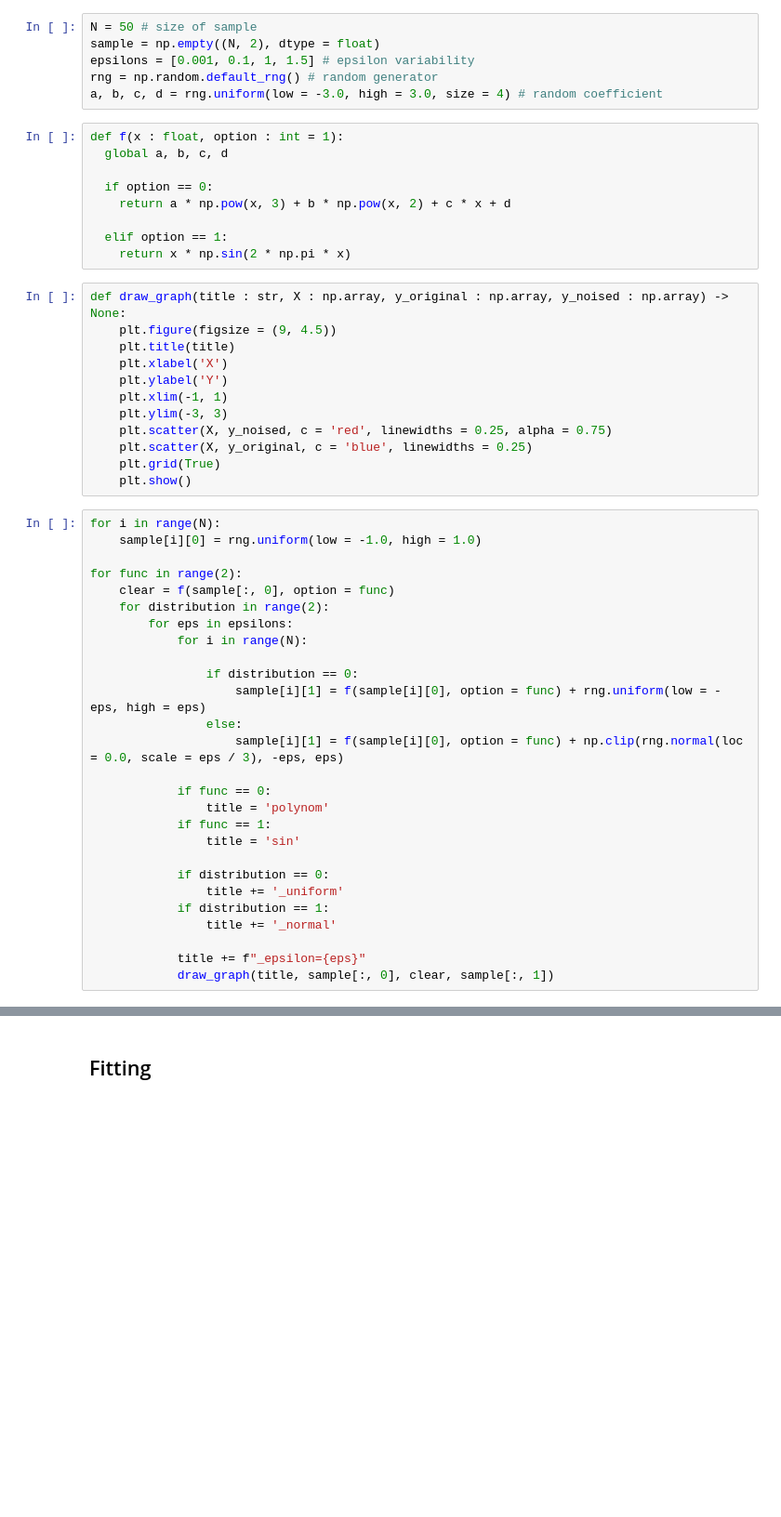
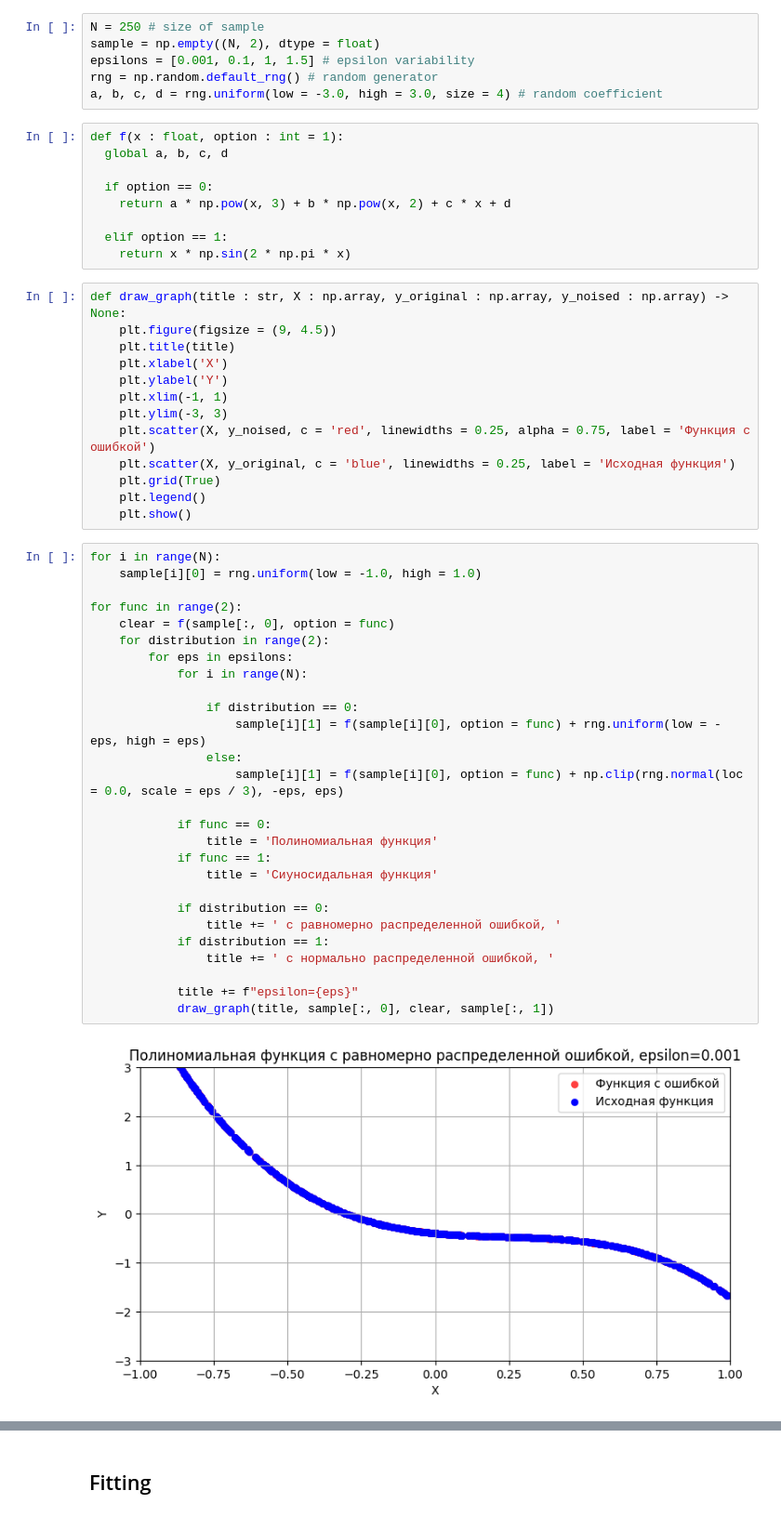
Before and after one commit to F1ameX/Modern-Methods-of-Deep-Machine-Learning, a Jupyter notebook: 1_polynominal_regression/1_polynominal_regression.ipynb, the cells around one changed output, grey strips where cells are left out. Shown at 93% size. Cells and saved outputs as stored; diff of their text form; blank space fills up the shorter version.

```diff
--- a/1_polynominal_regression/1_polynominal_regression.ipynb
+++ b/1_polynominal_regression/1_polynominal_regression.ipynb
@@ -7,6 +8,6 @@ import scipy as sp
 from matplotlib import pyplot as plt
 # %%
-N = 50 # size of sample
+N = 250 # size of sample
 sample = np.empty((N, 2), dtype = float)
 epsilons = [0.001, 0.1, 1, 1.5] # epsilon variability
 rng = np.random.default_rng() # random generator
@@ -28,34 +29,37 @@ def draw_graph(title : str, X : np.array, y_original : np.array, y_noised : np.a
     plt.ylabel('Y')
     plt.xlim(-1, 1)
     plt.ylim(-3, 3)
-    plt.scatter(X, y_noised, c = 'red', linewidths = 0.25, alpha = 0.75)
-    plt.scatter(X, y_original, c = 'blue', linewidths = 0.25)
+    plt.scatter(X, y_noised, c = 'red', linewidths = 0.25, alpha = 0.75, label = 'Функция с ошибкой')
+    plt.scatter(X, y_original, c = 'blue', linewidths = 0.25, label = 'Исходная функция')
     plt.grid(True)
+    plt.legend()
     plt.show()
 # %%
 for i in range(N):
     sample[i][0] = rng.uniform(low = -1.0, high = 1.0)
 
 for func in range(2):
     clear = f(sample[:, 0], option = func)
     for distribution in range(2):
         for eps in epsilons:
             for i in range(N):
 
                 if distribution == 0:
                     sample[i][1] = f(sample[i][0], option = func) + rng.uniform(low = -eps, high = eps)
                 else:
                     sample[i][1] = f(sample[i][0], option = func) + np.clip(rng.normal(loc = 0.0, scale = eps / 3), -eps, eps)
 
             if func == 0:
-                title = 'polynom'
+                title = 'Полиномиальная функция'
             if func == 1:
-                title = 'sin'
+                title = 'Сиуносидальная функция'
 
             if distribution == 0:
-                title += '_uniform'
+                title += ' с равномерно распределенной ошибкой, '
             if distribution == 1:
-                title += '_normal'
+                title += ' с нормально распределенной ошибкой, '
 
-            title += f"_epsilon={eps}"
+            title += f"epsilon={eps}"
             draw_graph(title, sample[:, 0], clear, sample[:, 1])
+# %% [output]
+[figure, added]
```
Also changed, not shown: parts of 8 cells of this notebook.
